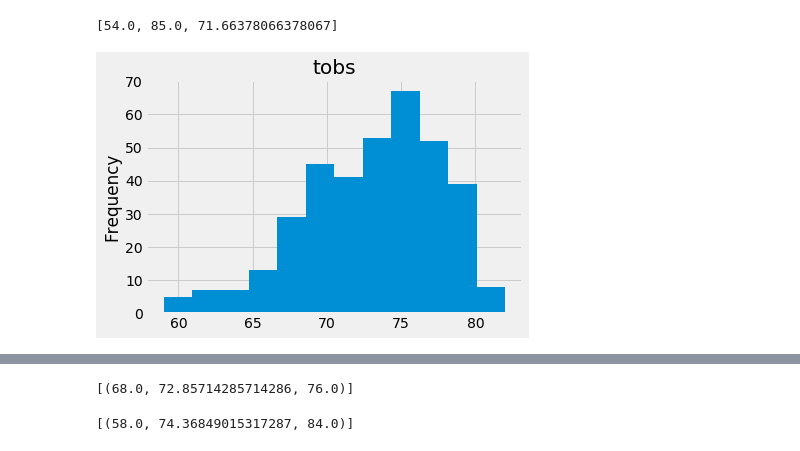
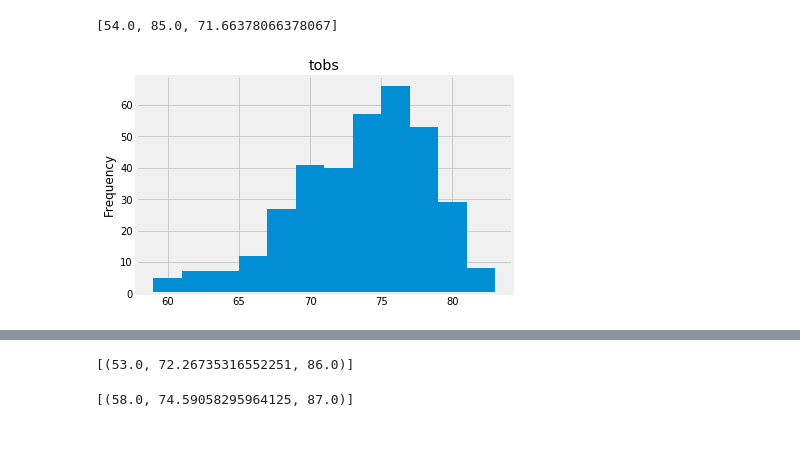
Before and after one commit to snguyen0815/Climate-Analysis-Climate-App, a Jupyter notebook: climate_starter.ipynb, the cells around one changed output, grey strips where cells are left out. Drawn from its saved outputs; the diff is of its cells as text; code cells hidden in the pictures.

```diff
--- a/climate_starter.ipynb
+++ b/climate_starter.ipynb
@@ -104,8 +104,8 @@ stationnumbers
 # List the stations and the counts in descending order.
 
 activedf = session.query(Measurement.station,Measurement.tobs)
-statdf=pd.DataFrame(active[:],columns=["Stations","TOBS"])
-activestations=stationsdf.groupby("Stations").count().sort_values('TOBS',ascending=False)
+statdf=pd.DataFrame(activedf[:],columns=["Stations","TOBS"])
+activestations=statdf.groupby("Stations").count().sort_values('TOBS',ascending=False)
 activestations
 # %% [output]
 |  | TOBS |
@@ -132,23 +132,23 @@ result
 # %%
 # Choose the station with the highest number of temperature observations.
 # Query the last 12 months of temperature observation data for this station and plot the results as a histogram
 
 
 totaltemp=activestations.index[0]
 totaltemp
 total = session.query(Measurement.station, Measurement.date, Measurement.tobs).\
-    filter(Measurement.date.between('2016-05-21','2017-05-21')).\
+    filter(Measurement.date.between('2016-08-23','2017-08-23')).\
     filter(Measurement.station==totaltemp).\
     order_by(Measurement.date).all()
 
 tempdf = pd.DataFrame(total)
 
 
 tempdf.hist(bins=12)
 plt.ylabel('Frequency')
 plt.show()
 # %% [output]
-[figure, old version]
+[figure, new version]
 # %% [markdown]
 ![precipitation](Images/station-histogram.png)
 # %%
@@ -169,17 +169,17 @@ def calc_temps(start_date, end_date):
         filter(Measurement.date >= start_date).filter(Measurement.date <= end_date).all()
 
 # function usage example
-print(calc_temps('2012-05-21', '2012-05-21'))
+print(calc_temps('2012-05-21', '2013-05-21'))
 # %% [output]
-[(68.0, 72.85714285714286, 76.0)]
+[(53.0, 72.26735316552251, 86.0)]
 # %%
 # Use your previous function `calc_temps` to calculate the tmin, tavg, and tmax
 # for your trip using the previous year's data for those same dates.
 
-mytemptrip=calc_temps('2016-05-21','2017-05-21')
+mytemptrip=calc_temps('2016-08-23','2017-08-23')
 mytemptrip
 # %% [output]
-[(58.0, 74.36849015317287, 84.0)]
+[(58.0, 74.59058295964125, 87.0)]
 # %%
 # Plot the results from your previous query as a bar chart.
 # Use "Trip Avg Temp" as your Title
```
Also changed, not shown: parts of 4 cells of this notebook.
